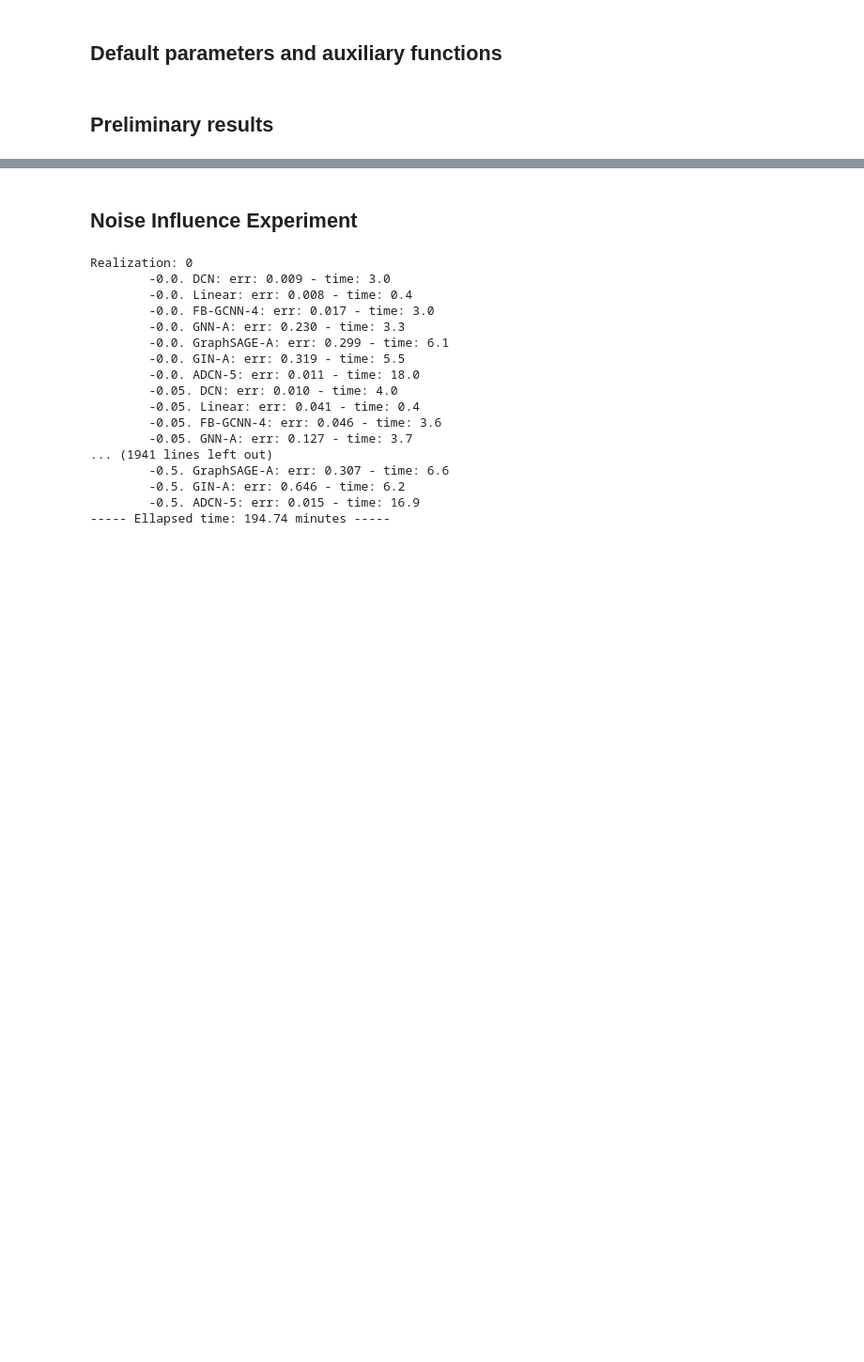
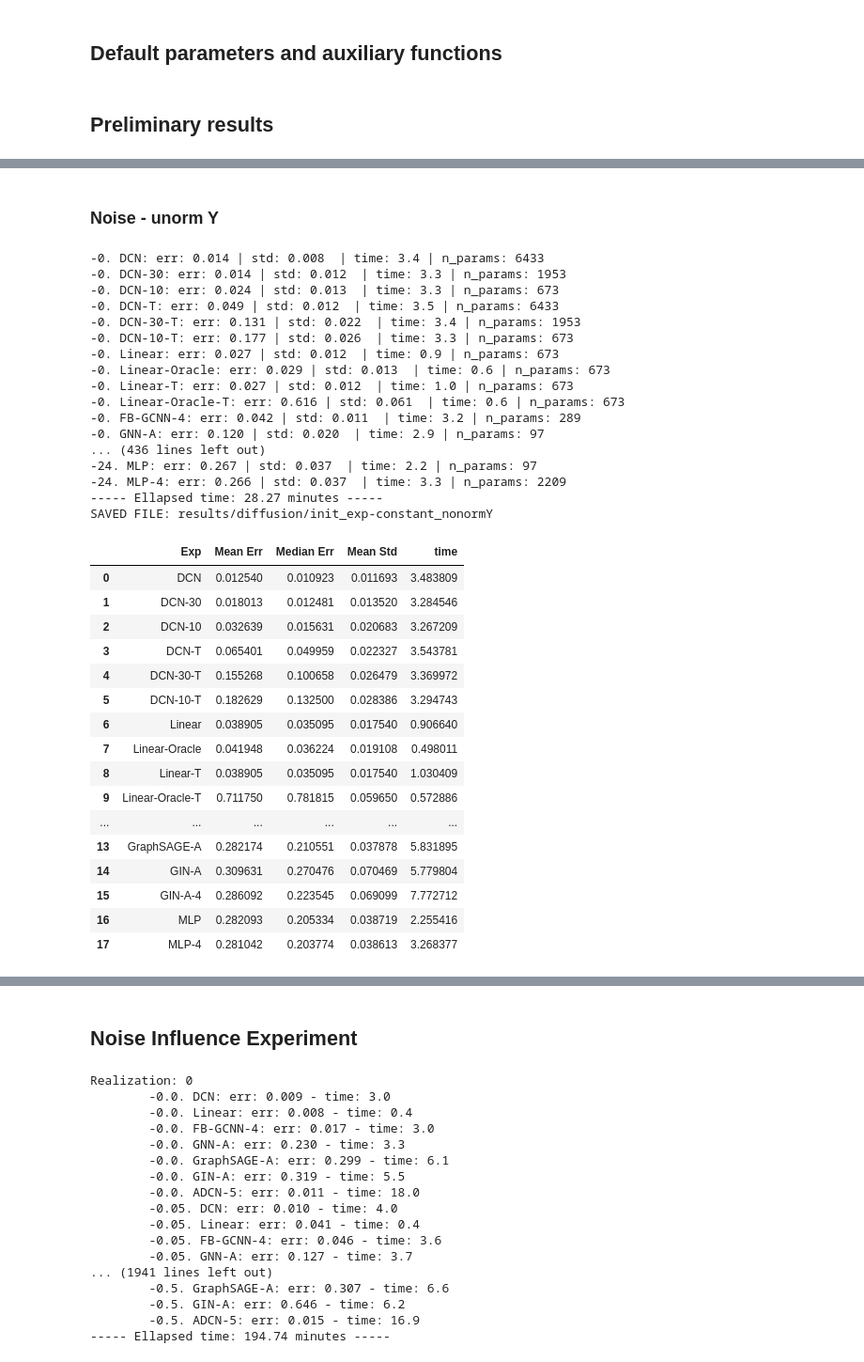
Before and after one commit to reysam93/dag_conv_nn, a Jupyter notebook: diffusion_learning.ipynb, the cells around one changed output, grey strips where cells are left out. Shown at 94% size. Cells and saved outputs as stored; diff of their text form; code cells hidden in the pictures; blank space fills up the shorter version.

```diff
--- a/diffusion_learning.ipynb
+++ b/diffusion_learning.ipynb
@@ -275,0 +364,52 @@ err, std, times = run_exp(data_p, default_arch_args, mod_p_init, Exps, verb=verb
+# %% [markdown]
+### Noise - unorm Y
+# %%
+data_p_aux = data_p.copy()
+data_p_aux['norm_y'] = None
+
+err, std, times = run_exp(data_p, default_arch_args, mod_p_init, Exps, verb=verb)
+
+# DEFAULT PARAMETERS
+if SAVE:
+    file_name = PATH + f'init_exp-{data_p["src_t"]}_nonormY'
+    np.savez(file_name, err=err, std=std, times=times)
+    print('SAVED FILE:', file_name)
+
+leg = [exp['leg'] for exp in Exps]
+
+utils.display_data(leg, err, std, times)
+# %% [output]
+-0. DCN: err: 0.014 | std: 0.008  | time: 3.4 | n_params: 6433
+-0. DCN-30: err: 0.014 | std: 0.012  | time: 3.3 | n_params: 1953
+-0. DCN-10: err: 0.024 | std: 0.013  | time: 3.3 | n_params: 673
+-0. DCN-T: err: 0.049 | std: 0.012  | time: 3.5 | n_params: 6433
+-0. DCN-30-T: err: 0.131 | std: 0.022  | time: 3.4 | n_params: 1953
+-0. DCN-10-T: err: 0.177 | std: 0.026  | time: 3.3 | n_params: 673
+-0. Linear: err: 0.027 | std: 0.012  | time: 0.9 | n_params: 673
+-0. Linear-Oracle: err: 0.029 | std: 0.013  | time: 0.6 | n_params: 673
+-0. Linear-T: err: 0.027 | std: 0.012  | time: 1.0 | n_params: 673
+-0. Linear-Oracle-T: err: 0.616 | std: 0.061  | time: 0.6 | n_params: 673
+-0. FB-GCNN-4: err: 0.042 | std: 0.011  | time: 3.2 | n_params: 289
+-0. GNN-A: err: 0.120 | std: 0.020  | time: 2.9 | n_params: 97
+... (436 lines left out)
+-24. MLP: err: 0.267 | std: 0.037  | time: 2.2 | n_params: 97
+-24. MLP-4: err: 0.266 | std: 0.037  | time: 3.3 | n_params: 2209
+----- Ellapsed time: 28.27 minutes -----
+SAVED FILE: results/diffusion/init_exp-constant_nonormY
+|  | Exp | Mean Err | Median Err | Mean Std | time |
+| 0 | DCN | 0.012540 | 0.010923 | 0.011693 | 3.483809 |
+| 1 | DCN-30 | 0.018013 | 0.012481 | 0.013520 | 3.284546 |
+| 2 | DCN-10 | 0.032639 | 0.015631 | 0.020683 | 3.267209 |
+| 3 | DCN-T | 0.065401 | 0.049959 | 0.022327 | 3.543781 |
+| 4 | DCN-30-T | 0.155268 | 0.100658 | 0.026479 | 3.369972 |
+| 5 | DCN-10-T | 0.182629 | 0.132500 | 0.028386 | 3.294743 |
+| 6 | Linear | 0.038905 | 0.035095 | 0.017540 | 0.906640 |
+| 7 | Linear-Oracle | 0.041948 | 0.036224 | 0.019108 | 0.498011 |
+| 8 | Linear-T | 0.038905 | 0.035095 | 0.017540 | 1.030409 |
+| 9 | Linear-Oracle-T | 0.711750 | 0.781815 | 0.059650 | 0.572886 |
+| ... | ... | ... | ... | ... | ... |
+| 13 | GraphSAGE-A | 0.282174 | 0.210551 | 0.037878 | 5.831895 |
+| 14 | GIN-A | 0.309631 | 0.270476 | 0.070469 | 5.779804 |
+| 15 | GIN-A-4 | 0.286092 | 0.223545 | 0.069099 | 7.772712 |
+| 16 | MLP | 0.282093 | 0.205334 | 0.038719 | 2.255416 |
+| 17 | MLP-4 | 0.281042 | 0.203774 | 0.038613 | 3.268377 |
```
Also changed, not shown: parts of 11 cells of this notebook, 11 other files.
